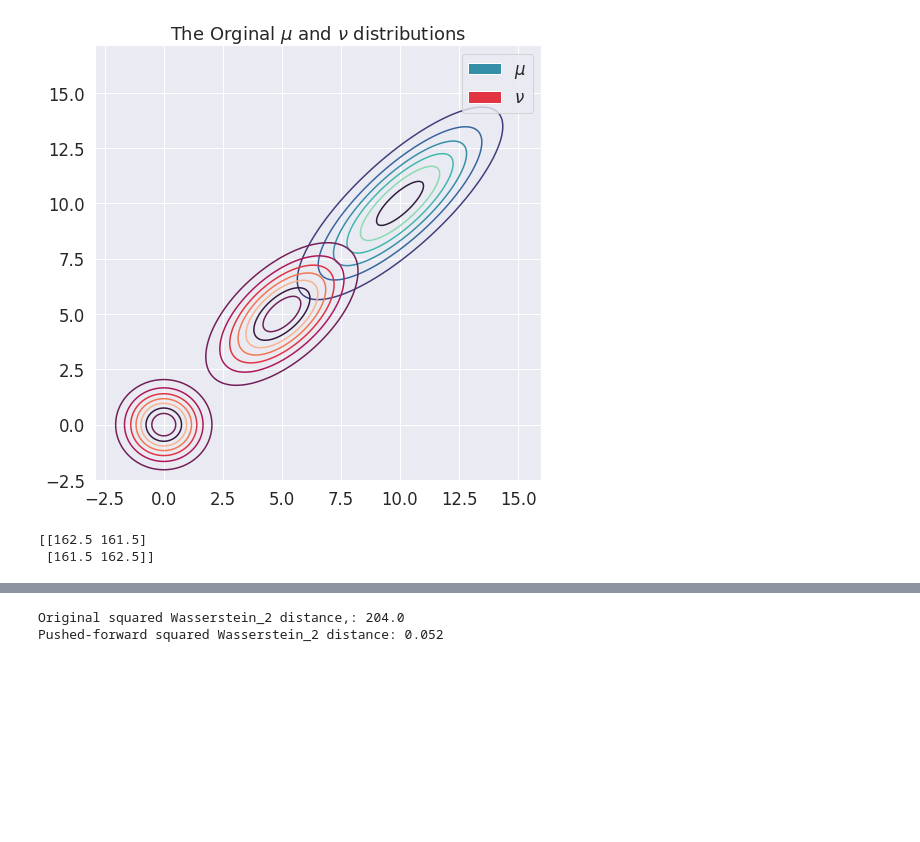
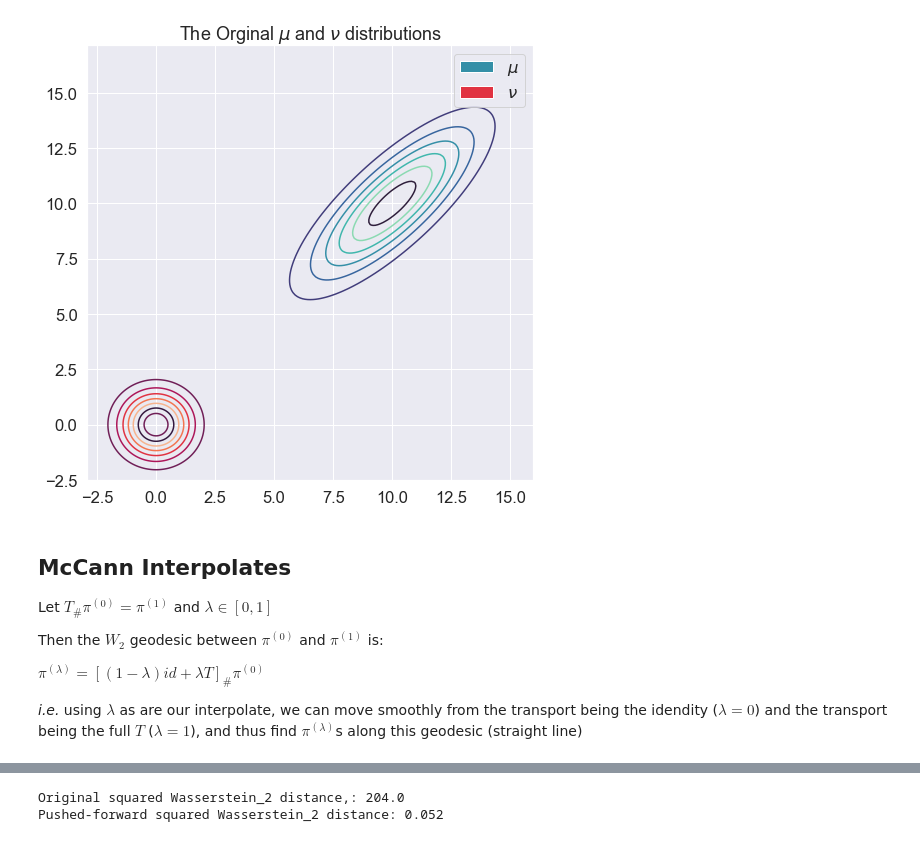
Before and after one commit to SeanKski/optimal-transport-primer, a Jupyter notebook: sinkhorn-gaussian-case.ipynb, the cells around one changed output, grey strips where cells are left out. Drawn from its saved outputs; the diff is of its cells as text; code cells hidden in the pictures; blank space fills up the shorter version.

```diff
--- a/sinkhorn-gaussian-case.ipynb
+++ b/sinkhorn-gaussian-case.ipynb
@@ -72,29 +72,24 @@ Y = rng.multivariate_normal(V_mean, V_cov, size=n_samples)
 # %%
 import numpy.linalg as npl
 fig, axis = plt.subplots()
 plot_2d_gaussian(X, scatter=False, axis=axis, color=mako, mean=mu_mean, cov=mu_cov)
 plot_2d_gaussian(Y, scatter=False, axis=axis, color=rocket, mean=V_mean, cov=V_cov)
 
 
-
-t = 0.5
-Zt_mean = (1-t)* mu_mean + t*V_mean
-sqrt_mu_cov = scipy.linalg.sqrtm(mu_cov)
-sqrt_mu_cov_i = npl.inv(scipy.linalg.sqrtm(mu_cov))
-sqrtm = scipy.linalg.sqrtm
-Zt_cov = sqrt_mu_cov_i @ npl.matrix_power( (1-t)*mu_cov + t*sqrtm(sqrt_mu_cov @ V_cov @ sqrt_mu_cov), 2) @ sqrt_mu_cov_i
-Zt = rng.multivariate_normal(Zt_mean, Zt_cov, size=n_samples)
-plot_2d_gaussian(Zt, scatter=False, axis=axis, color=rocket, mean=Zt_mean, cov=Zt_cov)
-
 proxy = [plt.Rectangle((0,0),1,1,fc = color)
     for color in [mako[3], rocket[3]]]
 plt.title(r'The Orginal $\mu$ and $\nu$ distributions')
 plt.legend(proxy, [r'$\mu$', r'$\nu$'])
 plt.show()
 # %% [output]
-[figure, old version]
+[figure, new version]
-# %%
-print(Zt_cov)
-# %% [output]
-[[162.5 161.5]
- [161.5 162.5]]
+# %% [markdown]
+## McCann Interpolates
+
+Let  $T_\#\pi^{(0)} = \pi^{(1)}$ and $\lambda \in [0,1]$
+
+Then the $W_2$ geodesic between $\pi^{(0)}$ and $\pi^{(1)}$ is:
+
+$\pi^{(\lambda)} = [(1-\lambda)id + \lambda T]_\# \pi^{(0)}$
+
+*i.e.* using $\lambda$ as are our interpolate, we can move smoothly from the transport being the idendity ($\lambda=0$) and the transport being the full $T$ ($\lambda=1$), and thus find $\pi^{(\lambda)}$s along this geodesic (straight line)
```
Also changed, not shown: parts of 9 cells of this notebook.
